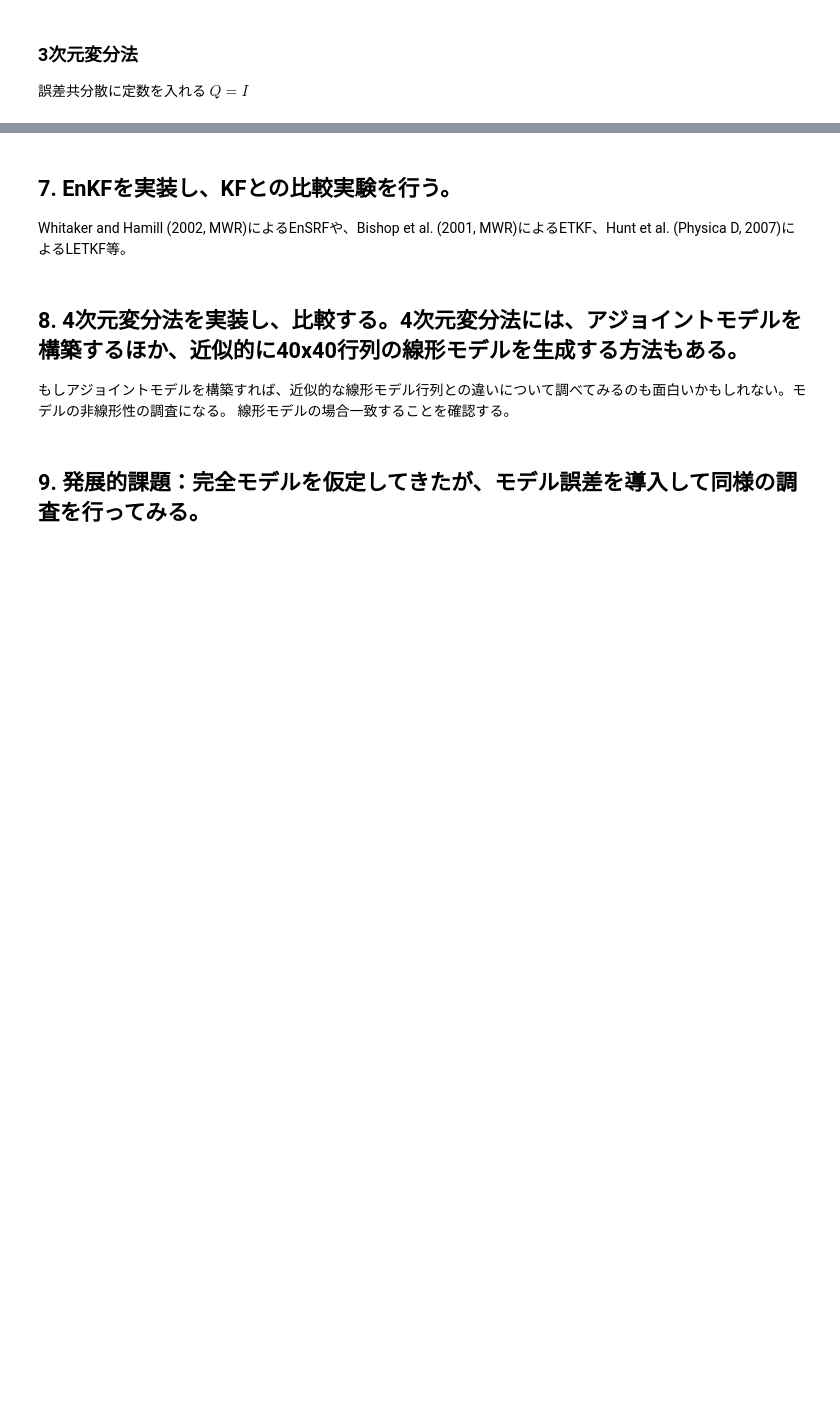
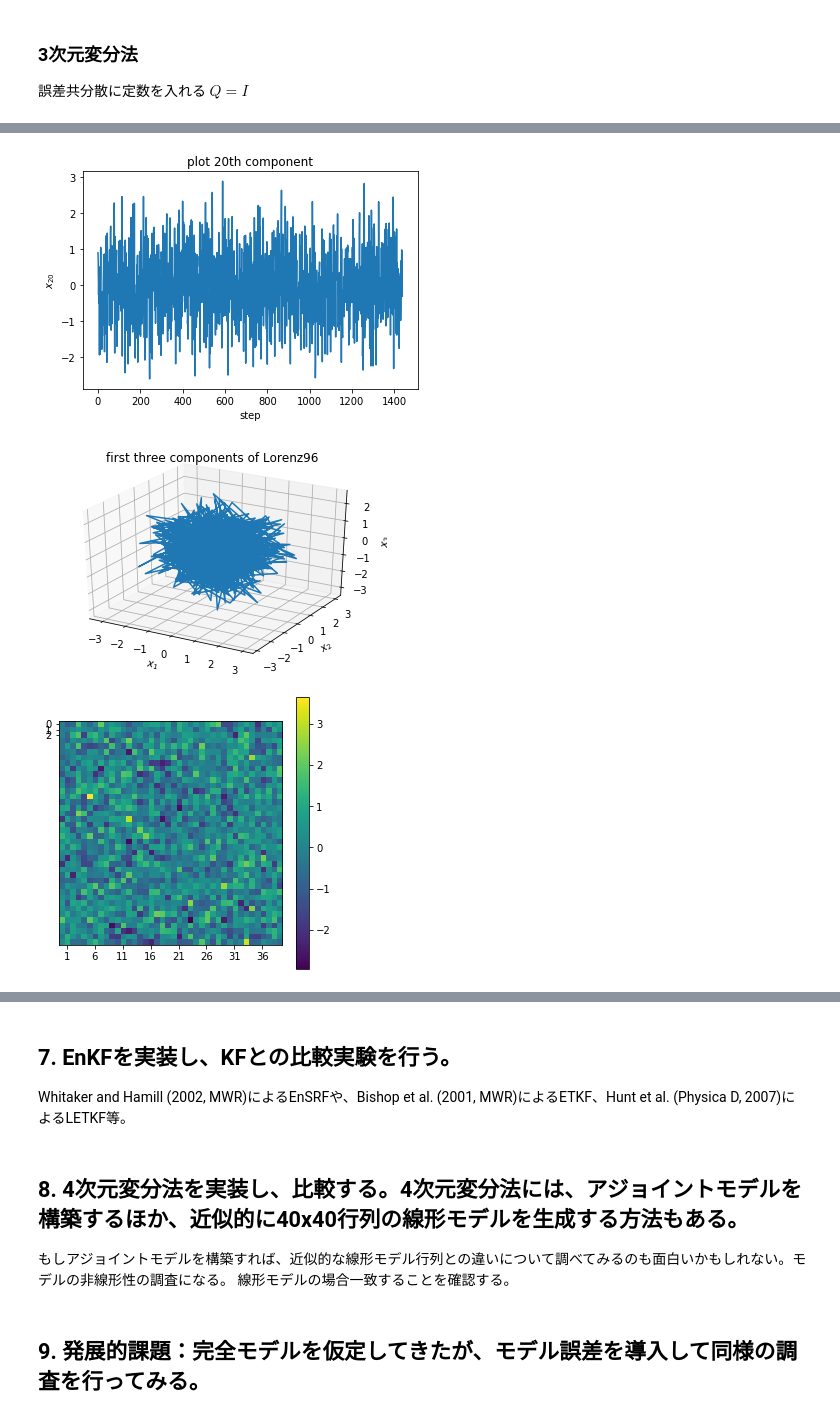
Before and after one commit to KotaTakeda/rccs_online_school, a Jupyter notebook: work.ipynb, the cells around one changed output, grey strips where cells are left out. Saved outputs shown, nothing was run; the diff lists cells and outputs as text; code cells hidden in the pictures; blank space fills up the shorter version.

```diff
--- a/work.ipynb
+++ b/work.ipynb
@@ -423,0 +476,6 @@ plot_lorenz96(var3d.x)
+# %%
+plot_lorenz96(results[1] - true)
+# %% [output]
+[figure, added]
+[figure, added]
+[figure, added]
```
Also changed, not shown: parts of 15 cells of this notebook.
